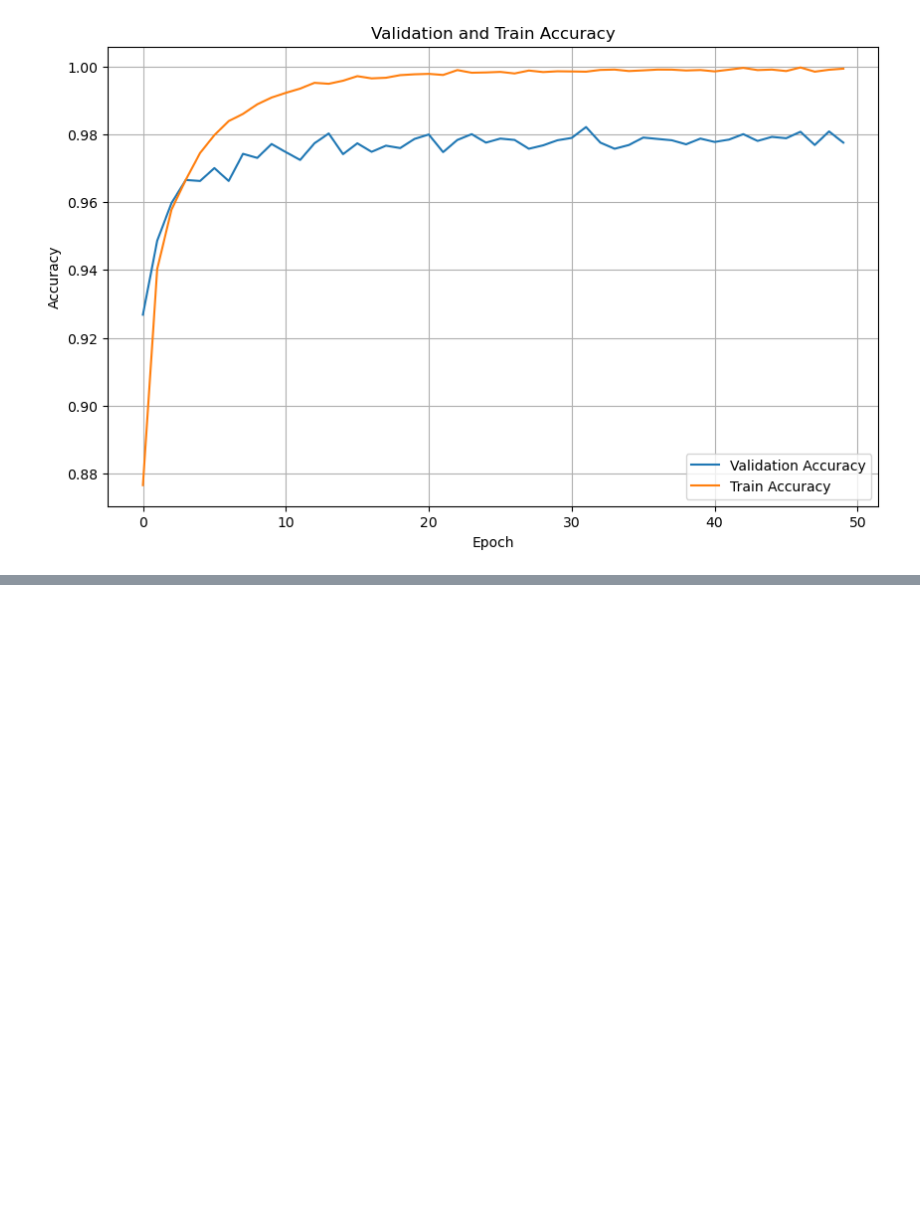
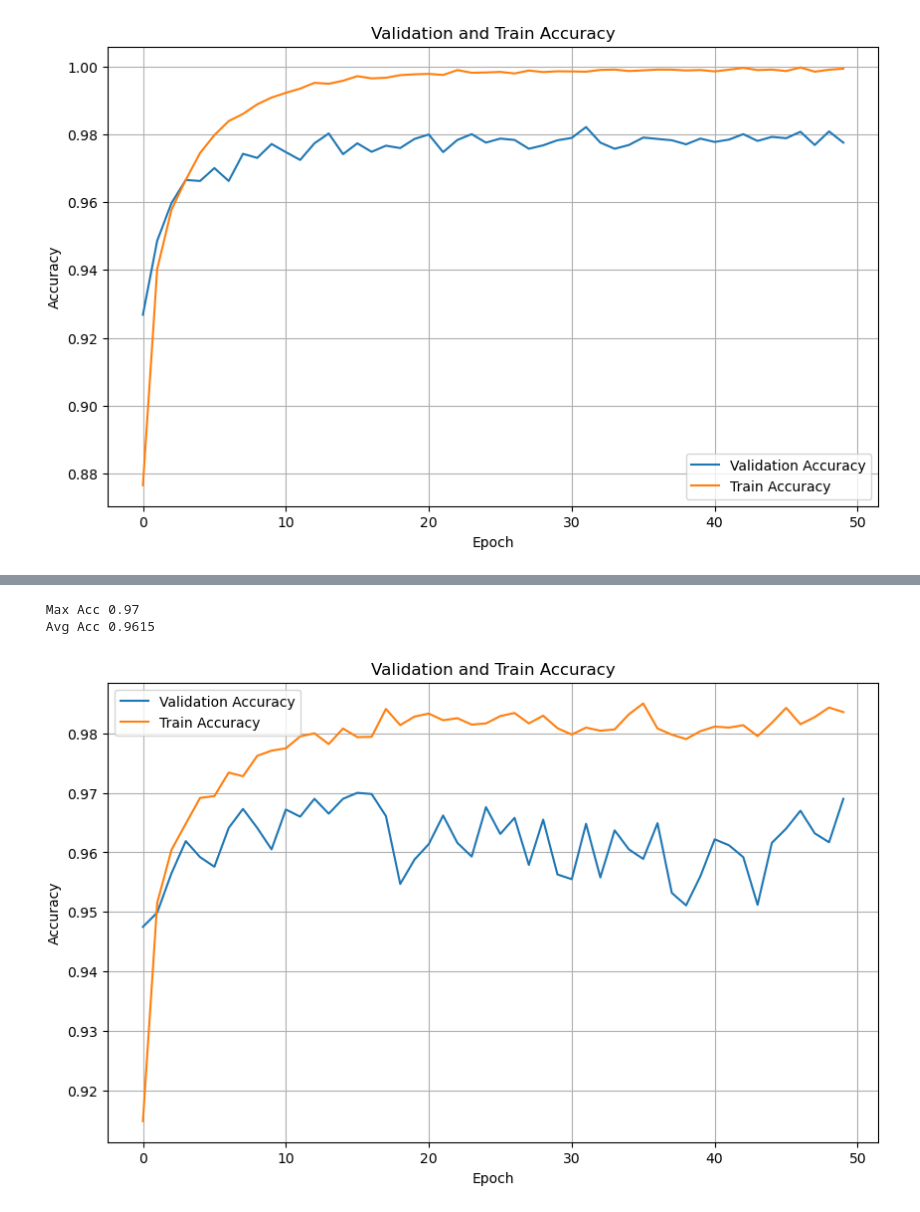
Before and after one commit to AtharvaTaras/ML-Projects, a Jupyter notebook: Handwritten Digit Recognition/Untitled.ipynb, the cells around one changed output, grey strips where cells are left out. Drawn from its saved outputs; the diff is of its cells as text; code cells hidden in the pictures; blank space fills up the shorter version.

```diff
--- a/Handwritten Digit Recognition/Untitled.ipynb
+++ b/Handwritten Digit Recognition/Untitled.ipynb
@@ -170,0 +171,6 @@ Epoch 13/50
+# %%
+plot_metrics(history4)
+# %% [output]
+ Max Acc 0.97
+ Avg Acc 0.9615
+[figure, added]
```
Also changed, not shown: parts of 9 cells of this notebook.
